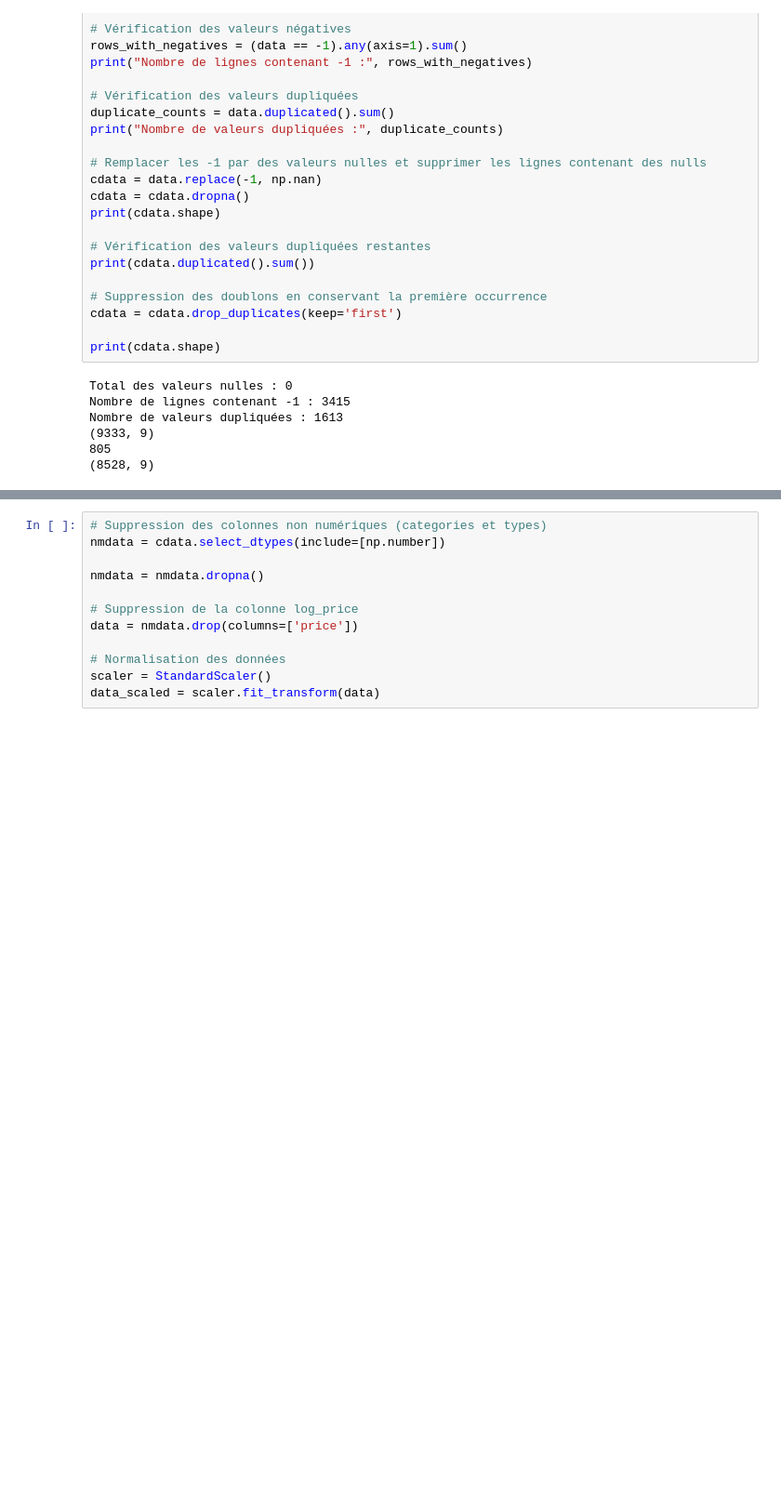
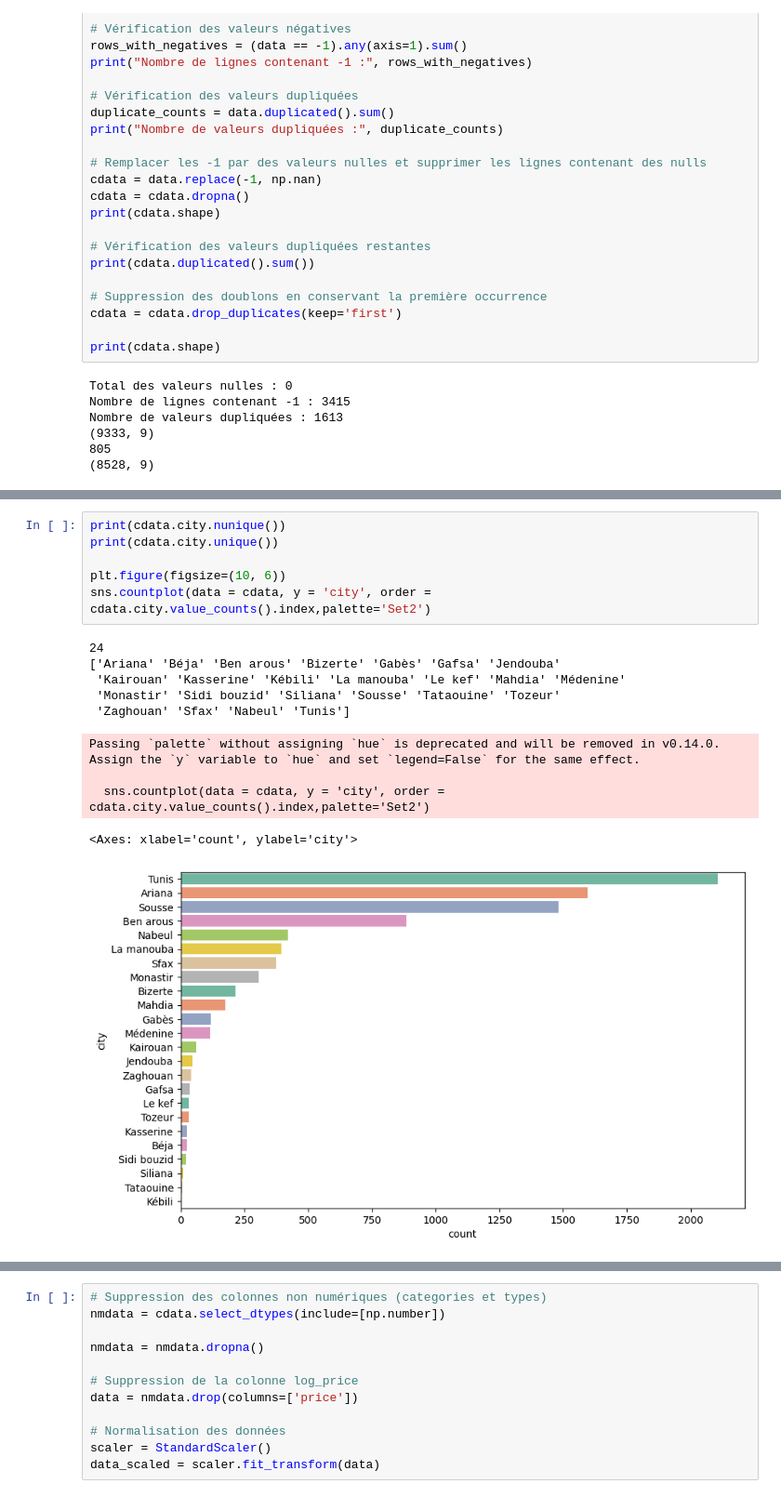
Before and after one commit to Ilyeschrif22/real-estate-price-prediction, a Jupyter notebook: 1.data-preperation.ipynb, the cells around one changed output, grey strips where cells are left out. Shown at 93% size. Drawn from its saved outputs; the diff is of its cells as text; blank space fills up the shorter version.

```diff
--- a/1.data-preperation.ipynb
+++ b/1.data-preperation.ipynb
@@ -69,0 +101,17 @@ Nombre de valeurs dupliquées : 1613
+# %%
+print(cdata.city.nunique())
+print(cdata.city.unique())
+
+plt.figure(figsize=(10, 6))
+sns.countplot(data = cdata, y = 'city', order = cdata.city.value_counts().index,palette='Set2')
+# %% [output]
+24
+['Ariana' 'Béja' 'Ben arous' 'Bizerte' 'Gabès' 'Gafsa' 'Jendouba'
+ 'Kairouan' 'Kasserine' 'Kébili' 'La manouba' 'Le kef' 'Mahdia' 'Médenine'
+ 'Monastir' 'Sidi bouzid' 'Siliana' 'Sousse' 'Tataouine' 'Tozeur'
+ 'Zaghouan' 'Sfax' 'Nabeul' 'Tunis']
+Passing `palette` without assigning `hue` is deprecated and will be removed in v0.14.0. Assign the `y` variable to `hue` and set `legend=False` for the same effect.
+
+  sns.countplot(data = cdata, y = 'city', order = cdata.city.value_counts().index,palette='Set2')
+<Axes: xlabel='count', ylabel='city'>
+[figure, added]
```
Also changed, not shown: parts of 4 cells of this notebook, 1 other file.
